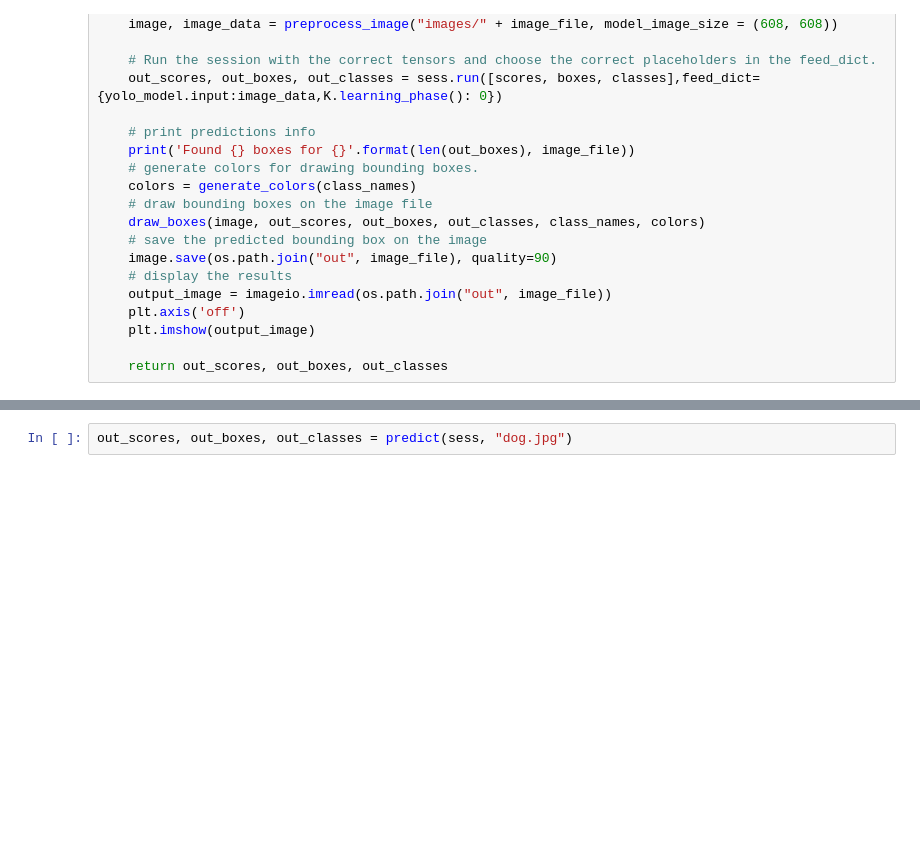
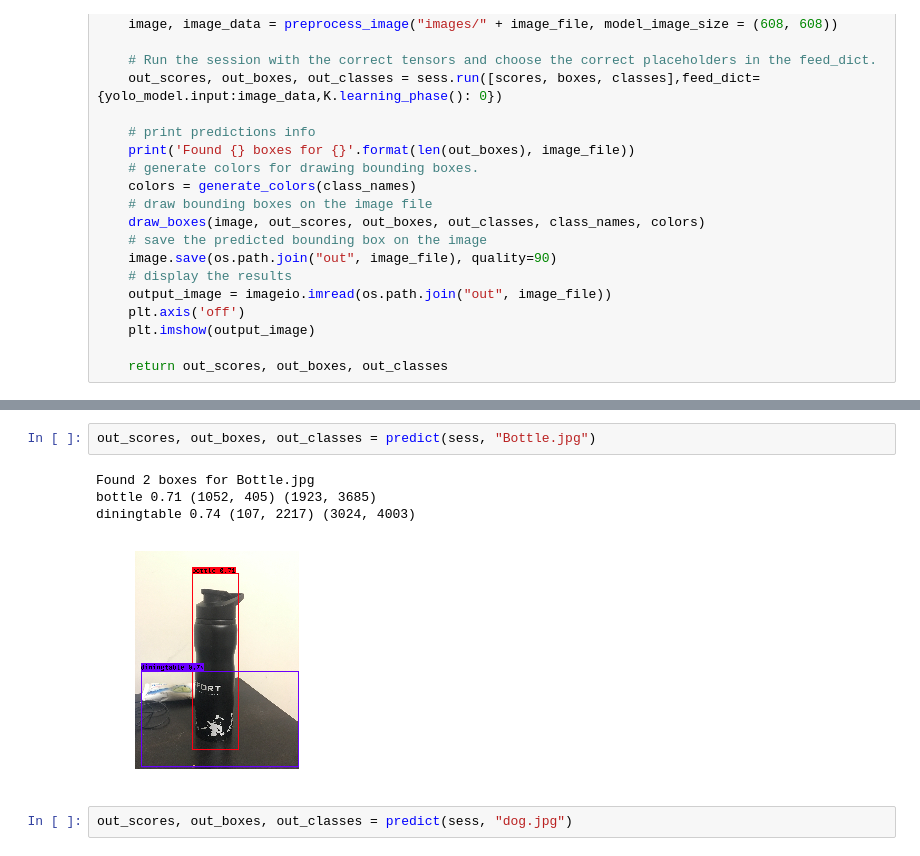
Before and after one commit to manankshastri/Object-Detection, a Jupyter notebook: ObjectDetection-YoloV2.ipynb, the cells around one changed output, grey strips where cells are left out. Saved outputs shown, nothing was run; the diff lists cells and outputs as text; blank space fills up the shorter version.

```diff
--- a/ObjectDetection-YoloV2.ipynb
+++ b/ObjectDetection-YoloV2.ipynb
@@ -220,3 +227,10 @@ def predict(sess, image_file):
+# %%
+out_scores, out_boxes, out_classes = predict(sess, "Bottle.jpg")
+# %% [output]
+Found 2 boxes for Bottle.jpg
+bottle 0.71 (1052, 405) (1923, 3685)
+diningtable 0.74 (107, 2217) (3024, 4003)
+[figure, added]
 # %%
 out_scores, out_boxes, out_classes = predict(sess, "dog.jpg")
 # %% [output]
```
Also changed, not shown: parts of 8 cells of this notebook, 5 other files.
